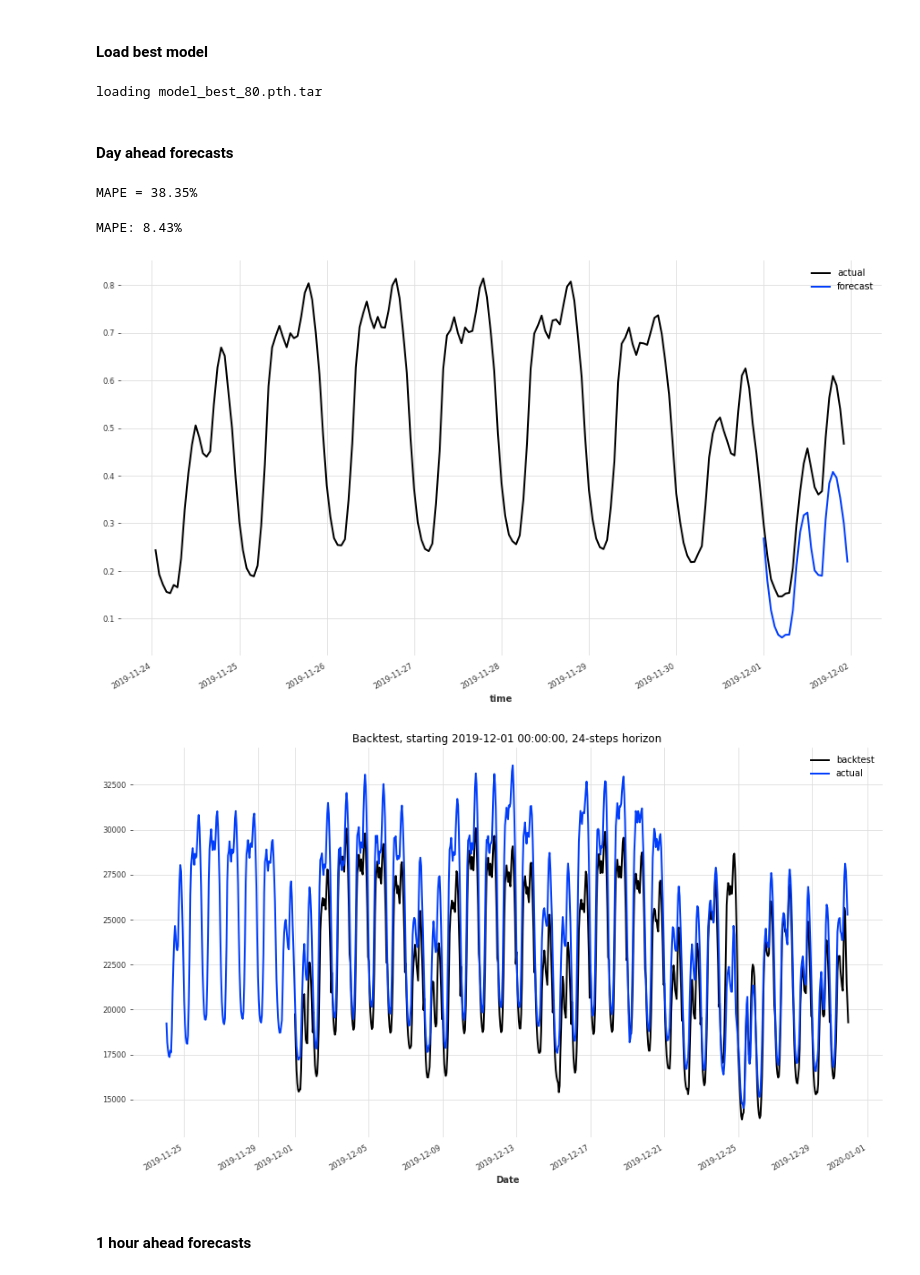
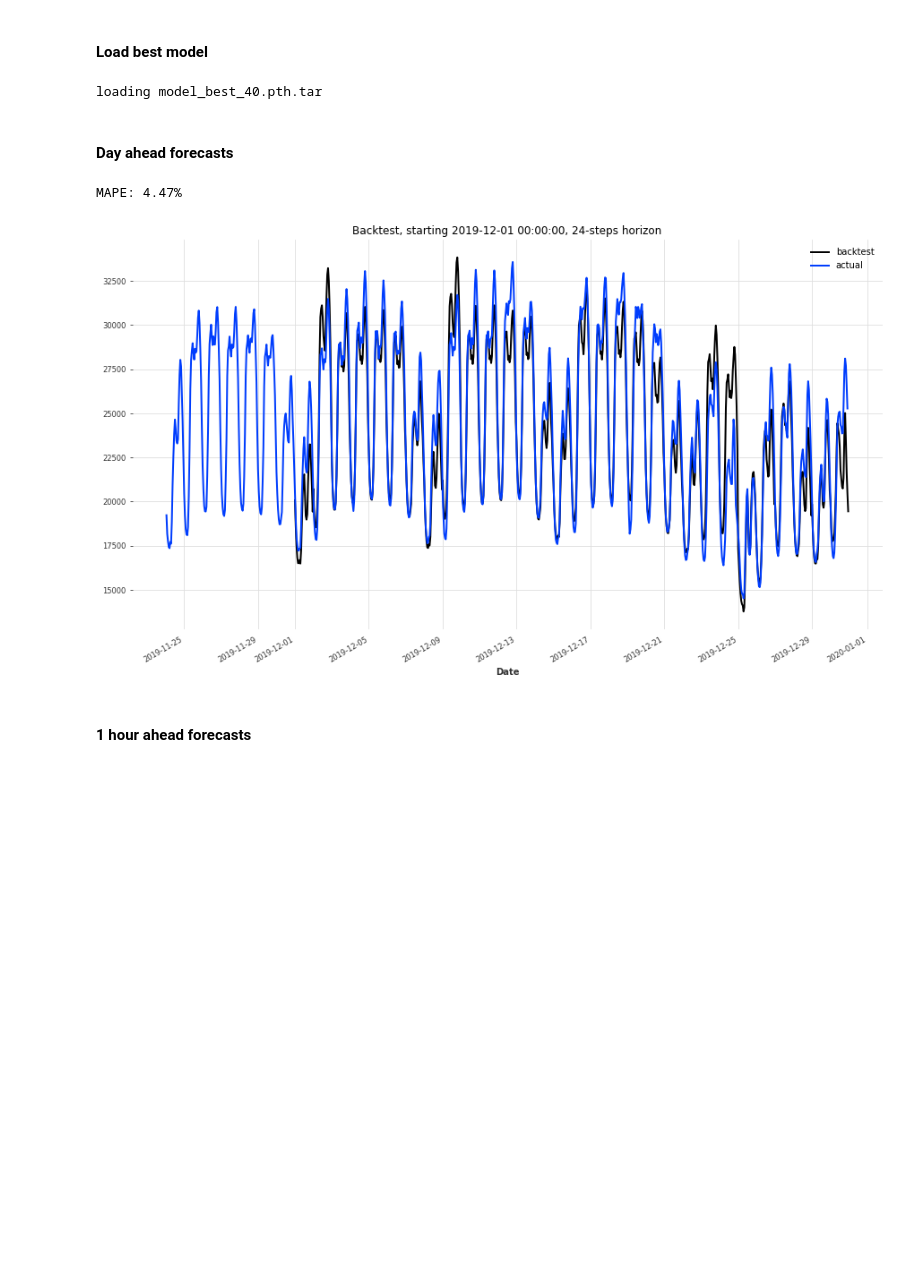
Before and after one commit to I-NERGY/DeepTSF, a Jupyter notebook: PILOT1_RDN/rdn_RNN.ipynb, the cells around one changed output. Drawn from its saved outputs; the diff is of its cells as text; code cells hidden in the pictures; blank space fills up the shorter version.

```diff
--- a/PILOT1_RDN/rdn_RNN.ipynb
+++ b/PILOT1_RDN/rdn_RNN.ipynb
@@ -128,7 +167,7 @@ rnn_type = 'GRU'
 hidden_dim = 64
 
 model_name = f'{rnn_type}_60min_start_20180101_val_{cut_date_val}_test_{cut_date_test}_input_chunk_{str(int(input_chunk_length))}_training_length_{str(int(training_length))}_hidden_dim_{hidden_dim}_n_rnns_{n_rnn_layers}_epochs_{str(n_epochs)}_random_state_{random_state}_plus_time'
-model_name = 'LSTM_60min_20180101_val_20190901_test_20191201_input_chunk_120_training_length_120_hidden_dim_128_n_rnns_1_epochs_150_random_state_42_plus_time'
+# model_name = 'LSTM_60min_20180101_val_20190901_test_20191201_input_chunk_120_training_length_120_hidden_dim_128_n_rnns_1_epochs_150_random_state_42_plus_time'
 models_dir = os.path.join('.', '.darts', 'checkpoints')
 # %% [markdown]
 ### Training model
@@ -178,38 +217,24 @@ best_model = RNNModel.load_from_checkpoint(model_name=model_name, best=True)
 # Set path to save evaluation results
 path_to_save_eval = os.path.join(models_dir, model_name)
 # %% [output]
-loading model_best_80.pth.tar
+loading model_best_40.pth.tar
 # %% [markdown]
 #### Day ahead forecasts
 # %%
-mape_error, pred = darts_block_n_step_ahead_forecast(model=best_model,
-                                                     history=train_transformed.append(val_transformed),
-                                                     test=test_transformed,
-                                                     block_n_steps=24,
-                                                     n_blocks=1,
-                                                     path_to_save_eval=path_to_save_eval)
-
-forecast_horizon = 24
-stride = forecast_horizon
-path_to_save_backtest = path_to_save_eval
-transformer_ts = pickle.load(open(os.path.join(path_to_save_eval, 'scaler.pkl'), "rb"))
-
 mape_error, backtest = backtester(model=best_model,
                                   series_transformed=series_transformed.drop_after(
                                                      backtest_end_date),
                                   backtest_start_date=backtest_start_date,
                                   forecast_horizon=forecast_horizon,
                                   stride=stride,
                                   transformer_ts=transformer_ts,
                                   retrain=False,
                                   future_covariates=covariates,
                                   past_covariates=None,
                                   path_to_save_backtest=path_to_save_backtest)
 # %% [output]
-MAPE = 38.35%
+MAPE: 4.47%
-MAPE: 8.43%
-[figure, old version]
+[figure, new version]
-[figure, removed]
 # %% [markdown]
 #### 1 hour ahead forecasts
 # %%
```
Also changed, not shown: parts of 9 cells of this notebook, 16 other files.
